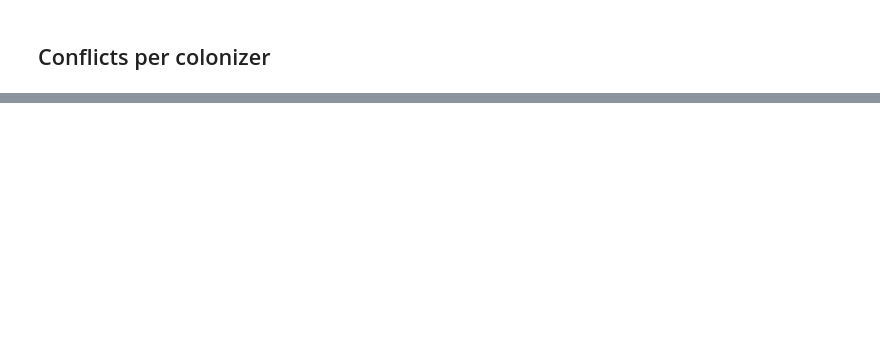
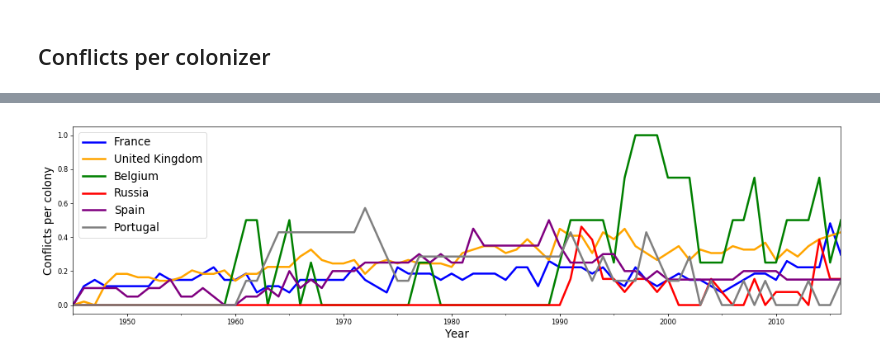
Before and after one commit to julied20/ada-2017, a Jupyter notebook: Project/datasets/Additional Figures.ipynb, the cells around one changed output, grey strips where cells are left out. Saved outputs shown, nothing was run; the diff lists cells and outputs as text; code cells hidden in the pictures; blank space fills up the shorter version.

```diff
--- a/Project/datasets/Additional Figures.ipynb
+++ b/Project/datasets/Additional Figures.ipynb
@@ -126,0 +152,19 @@ plt.show()
+# %%
+
+plt.figure(figsize=(20,5), dpi=60, facecolor='w', edgecolor='k')
+conflict['France'].plot(color='blue',linewidth=3.0)
+conflict['United_Kingdom'].plot(color='orange',linewidth=3.0)
+conflict['Belgium'].plot(color='green',linewidth=3.0)
+conflict['Russia'].plot(color='red',linewidth=3.0)
+conflict['Spain'].plot(color='purple',linewidth=3.0)
+conflict['Portugal'].plot(color='grey',linewidth=3.0)
+
+
+#conflict['Italy'].plot(color='grey')
+plt.ylabel('Conflicts per colony',fontsize = 16)
+plt.xlabel('Year',fontsize = 16)
+plt.legend(['France','United Kingdom','Belgium', 'Russia', 'Spain', 'Portugal'],fontsize = 16)
+plt.savefig("conpercol.svg", format="svg")
+plt.show()
+# %% [output]
+[figure, added]
```
Also changed, not shown: parts of 4 cells of this notebook, 2 other files.
